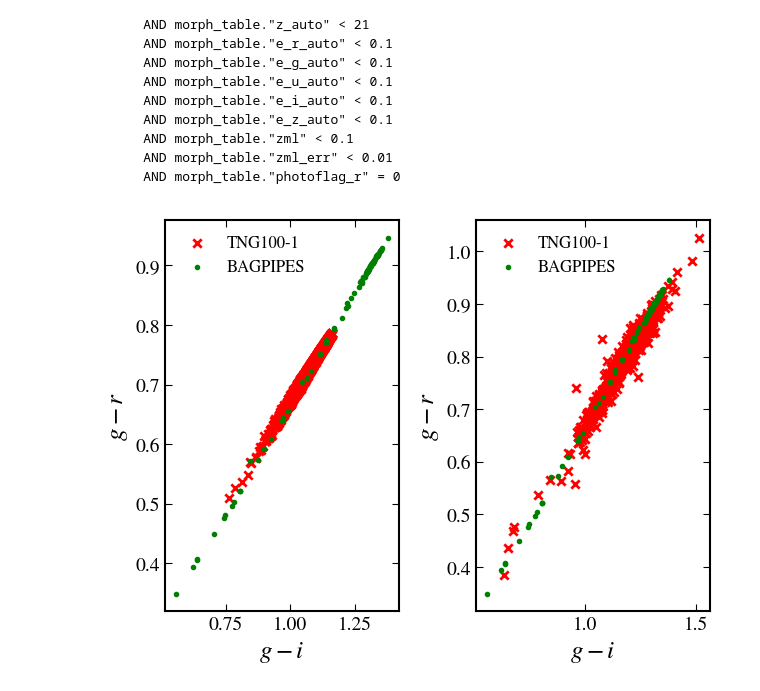
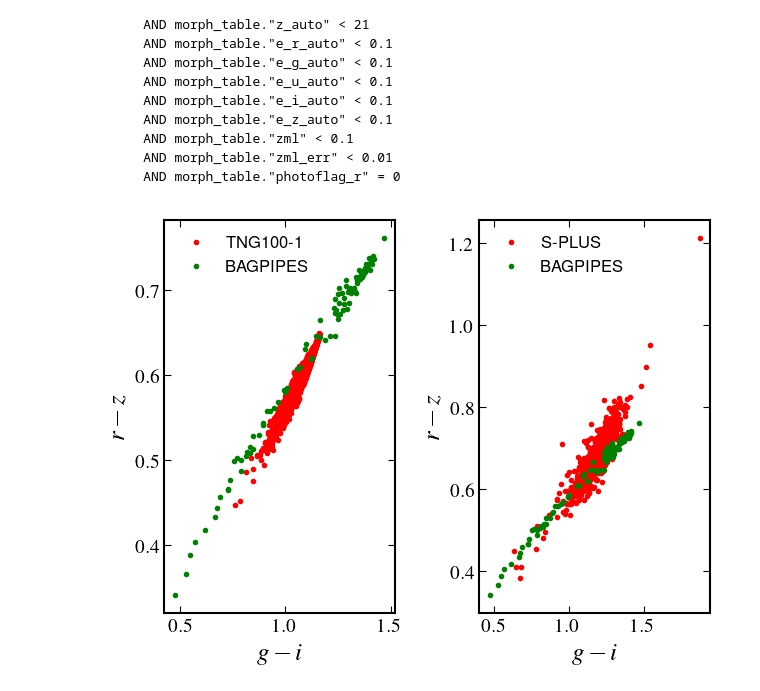
Before and after one commit to pedroand6/Inference4ETGs, a Jupyter notebook: Data/catalogue_estimation.ipynb, the cells around one changed output. Cells and saved outputs as stored; diff of their text form; code cells hidden in the pictures.

```diff
--- a/Data/catalogue_estimation.ipynb
+++ b/Data/catalogue_estimation.ipynb
@@ -18,7 +18,7 @@ plt.rcParams["xtick.labelsize"] = 10
 plt.rcParams["ytick.labelsize"] = 10
 plt.rcParams['font.size'] = 12
 plt.rc('font', **{'family': 'serif', 'serif': ['Times']})
-#plt.rcParams["text.usetex"] = True
+plt.rcParams["text.usetex"] = True
 mpl.rcParams['figure.dpi'] = 100
 mpl.rcParams['legend.frameon'] = False #importante
 mpl.rcParams['font.family'] = 'STIXGeneral'
@@ -248,6 +247,9 @@ tau = tau[tree_mask]
 values = np.vstack([etg_met, np.log10(etg_massformed),
                     np.log10(etg_dispvel), np.log10(tau), np.log10(alpha), np.log10(beta)])
 kernel = stats.gaussian_kde(values, bw_method='silverman')
+
+zml = splus_data['zml']
+z_kernel = stats.gaussian_kde(np.log10(zml))
 # %% [markdown]
 ### Plots dos resultados:
 # %%
@@ -271,7 +273,8 @@ def plot_mock(mock_data, data, name):
     if (subplot_pos - 2) % 10 == 0: plt.title(f"Dados randomizados")
 
 # Reamostragem dos dados
-mock_data = kernel.resample(10000)
+n_samples = 10000
+mock_data = kernel.resample(n_samples)
 
 #mock_SFR = (mock_data[2, :])[mock_data[2, :] >= 0]
 #sfr_mask = (mock_data[2, :] >= 0)
@@ -283,6 +286,8 @@ mock_dispvel = 10**(mock_data[2, :])
 mock_tau = 10**(mock_data[3, :])
 mock_alpha = 10**(mock_data[4, :])
 mock_beta = 10**(mock_data[5, :])
+
+mock_redshift = 10**z_kernel.resample(n_samples)[0, :]
 
 # Plot das figuras
 fig = plt.figure(figsize=(14, 12))
@@ -297,11 +302,12 @@ plt.show()
 
 # Plot da figura dos parametros da SFH
 fig = plt.figure(figsize=(14, 12))
-subplot_pos = 320
+subplot_pos = 420
 
-plot_mock(mock_tau, tau, r"$\log(\tau)$")
-plot_mock(mock_alpha, alpha, r"$\log(\alpha)$")
-plot_mock(mock_beta, beta, r"$\log(\beta)$")
+plot_mock(np.log(mock_tau), np.log(tau), r"$\log(\tau)$")
+plot_mock(np.log(mock_alpha), np.log(alpha), r"$\log(\alpha)$")
+plot_mock(np.log(mock_beta), np.log(beta), r"$\log(\beta)$")
+plot_mock(np.log(mock_redshift), np.log(zml), r"$\log(z)$")
 
 plt.tight_layout()
 plt.show()
@@ -325,6 +331,7 @@ for i in range(total_samples):
     tau_mock = mock_tau[index]
     alpha_mock = mock_alpha[index]
     beta_mock = mock_beta[index]
+    redshift_mock = mock_redshift[index]
 
     #print("Massa:", mass, "\nMetalicidade:", metallicity, "\nDispersão de Velocidade:", dispvel)
 
@@ -339,15 +346,19 @@ for i in range(total_samples):
     # Adicionar variação na poeira dependendo da metalicidade?
     dust = {}
     dust["type"] = "Calzetti"
-    dust["Av"] = 0
+    dust["Av"] = 0.1
     dust["eta"] = 3
+
+    nebular = {}
+    nebular["logU"] = -1
 
     model_components = {}
     model_components["dblplaw"] = dblplaw
     #model_components["dust"] = dust
-    model_components["redshift"] = 0.05 # redshift observado --- REAMOSTRAR REDSHIFT FOTOMÉTRICO DO S-PLUS AQUI?
+    model_components["redshift"] = redshift_mock
     model_components["t_bc"] = 0.01 # idade máxima da nuvem molecular de uma população jovem
     model_components["veldisp"] = dispvel # dispersao de velocidade em km/s
+    model_components["nebular"] = nebular
 
     model = pipes.model_galaxy(model_components, spec_wavs=spec_wavs)
     spectra.append(model.spectrum)
@@ -471,30 +490,30 @@ WHERE morph_table."probetg" > 0.9
 </pre>
 # %%
 plt.subplot(1, 2, 1)
-plt.scatter(etg_table['g'] - etg_table['i'], etg_table['g'] - etg_table['r'],
-            c="red", marker="x", label="TNG100-1")
+plt.scatter(etg_table['g'] - etg_table['i'], etg_table['r'] - etg_table['z'],
+            c="red", marker=".", label="TNG100-1")
 
-plt.scatter(mock_photo[:, band_index["gSDSS"]] - mock_photo[:, band_index["iSDSS"]], mock_photo[:, band_index["gSDSS"]] - mock_photo[:, band_index["rSDSS"]],
+plt.scatter(mock_photo[:, band_index["gSDSS"]] - mock_photo[:, band_index["iSDSS"]], mock_photo[:, band_index["rSDSS"]] - mock_photo[:, band_index["zSDSS"]],
             c="green", marker=".", label="BAGPIPES")
 
 plt.xlabel(r"$g - i$")
-plt.ylabel(r"$g - r$")
+plt.ylabel(r"$r - z$")
 
 plt.legend()
 
 plt.subplot(1, 2, 2)
-plt.scatter(sdss_etgs['g'] - sdss_etgs['i'], sdss_etgs['g'] - sdss_etgs['r'],
-            c="red", marker="x", label="TNG100-1")
+plt.scatter(sdss_etgs['g'] - sdss_etgs['i'], sdss_etgs['r'] - sdss_etgs['z'],
+            c="red", marker=".", label="S-PLUS")
 
-plt.scatter(mock_photo[:, band_index["gSDSS"]] - mock_photo[:, band_index["iSDSS"]], mock_photo[:, band_index["gSDSS"]] - mock_photo[:, band_index["rSDSS"]],
+plt.scatter(mock_photo[:, band_index["gSDSS"]] - mock_photo[:, band_index["iSDSS"]], mock_photo[:, band_index["rSDSS"]] - mock_photo[:, band_index["zSDSS"]],
             c="green", marker=".", label="BAGPIPES")
 
 plt.xlabel(r"$g - i$")
-plt.ylabel(r"$g - r$")
+plt.ylabel(r"$r - z$")
 
 plt.legend()
 
 plt.tight_layout()
 plt.show()
 # %% [output]
-[figure, old version]
+[figure, new version]
```
Also changed, not shown: parts of 8 cells of this notebook, 1 other file.
